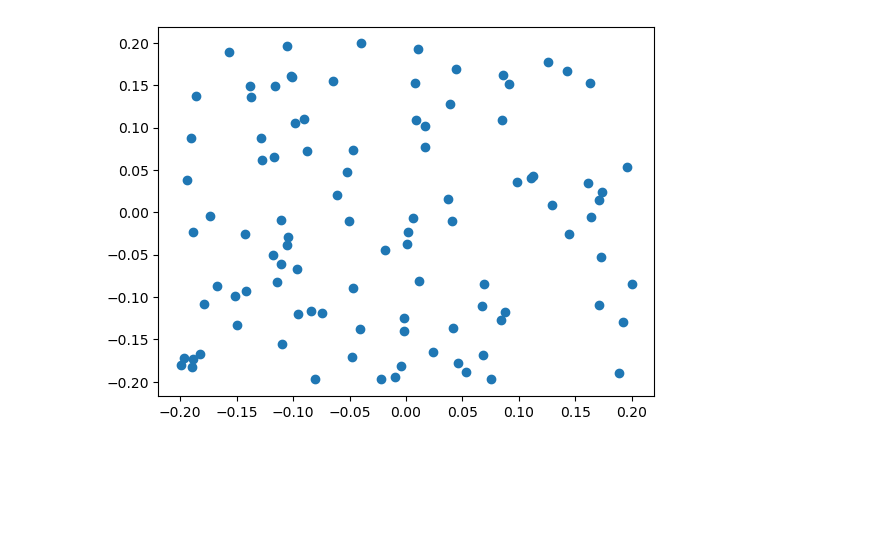
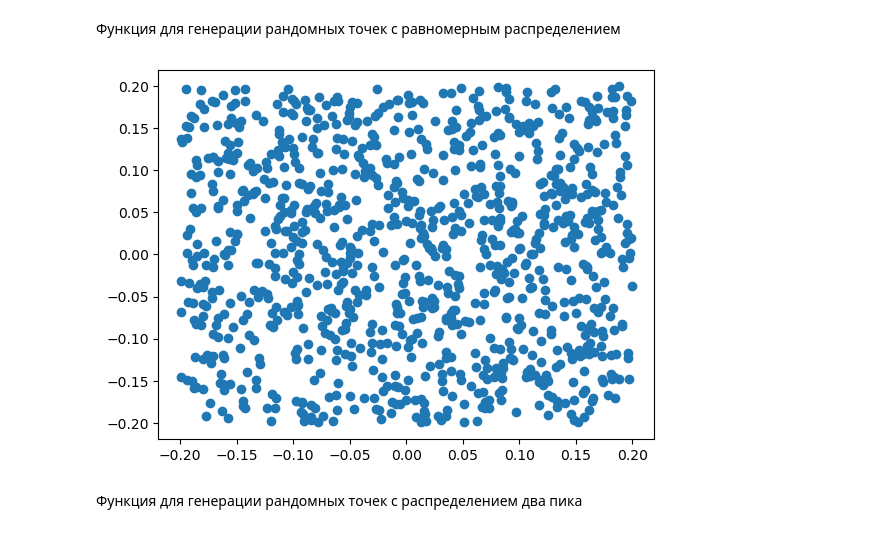
Before and after one commit to tainella/MAI, a Jupyter notebook: magistracy/AI/labs/lab5.ipynb, the cells around one changed output. Cells and saved outputs as stored; diff of their text form; code cells hidden in the pictures; blank space fills up the shorter version.

```diff
--- a/magistracy/AI/labs/lab5.ipynb
+++ b/magistracy/AI/labs/lab5.ipynb
@@ -18 +25,3 @@ plt.show()
+# %% [markdown]
+Функция для генерации рандомных точек с равномерным распределением
 # %%
@@ -22,8 +30,10 @@ def gen_uniform(count):
     s = np.random.uniform(low, high, size=(2, count))
     return s
 # %%
-uniform_points = gen_uniform(100)
+uniform_points = gen_uniform(1000)
 plt.scatter(uniform_points[0], uniform_points[1])
 plt.show()
 # %% [output]
-[figure, old version]
+[figure, new version]
+# %% [markdown]
+Функция для генерации рандомных точек с распределением два пика
```
Also changed, not shown: parts of 34 cells of this notebook.
